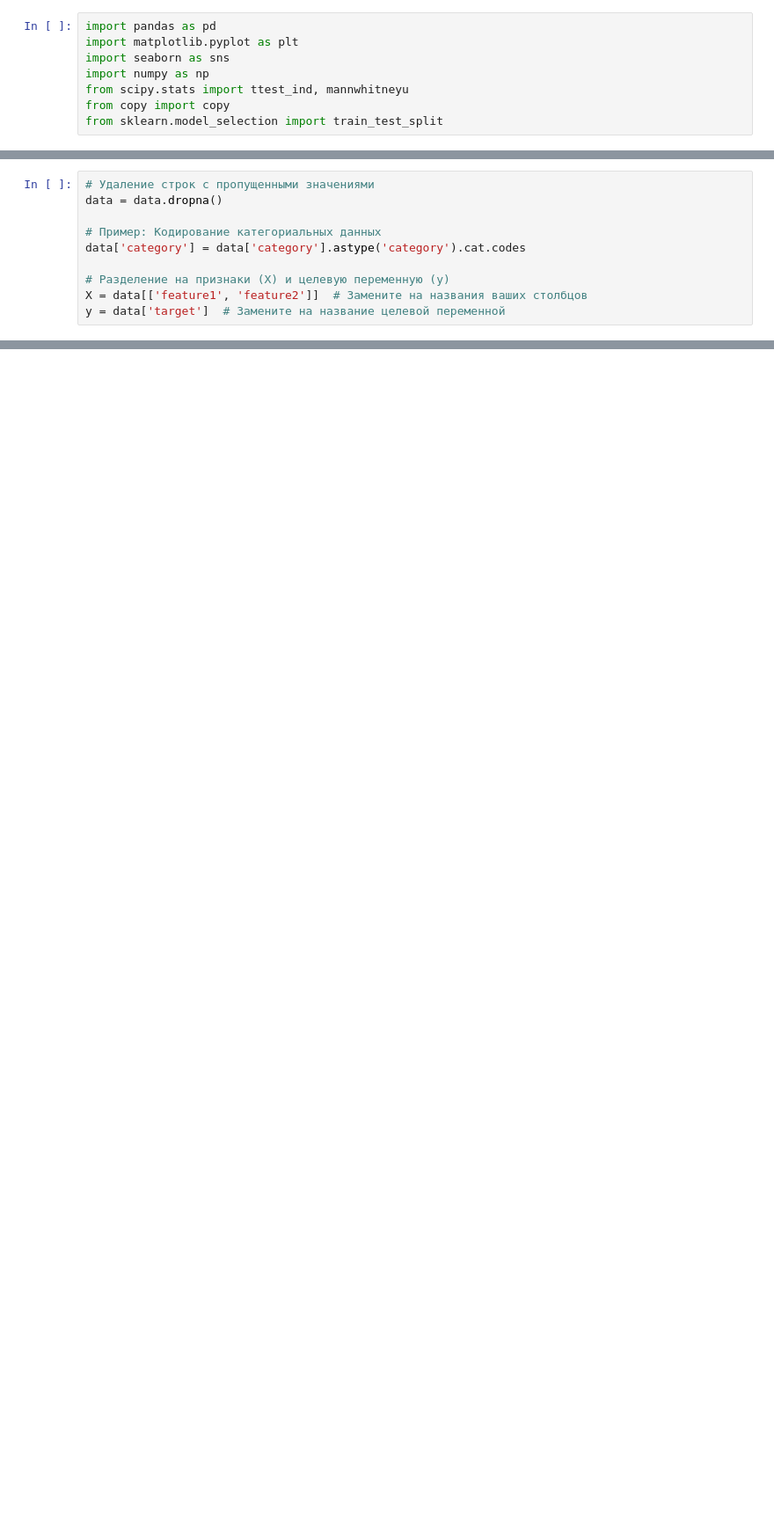
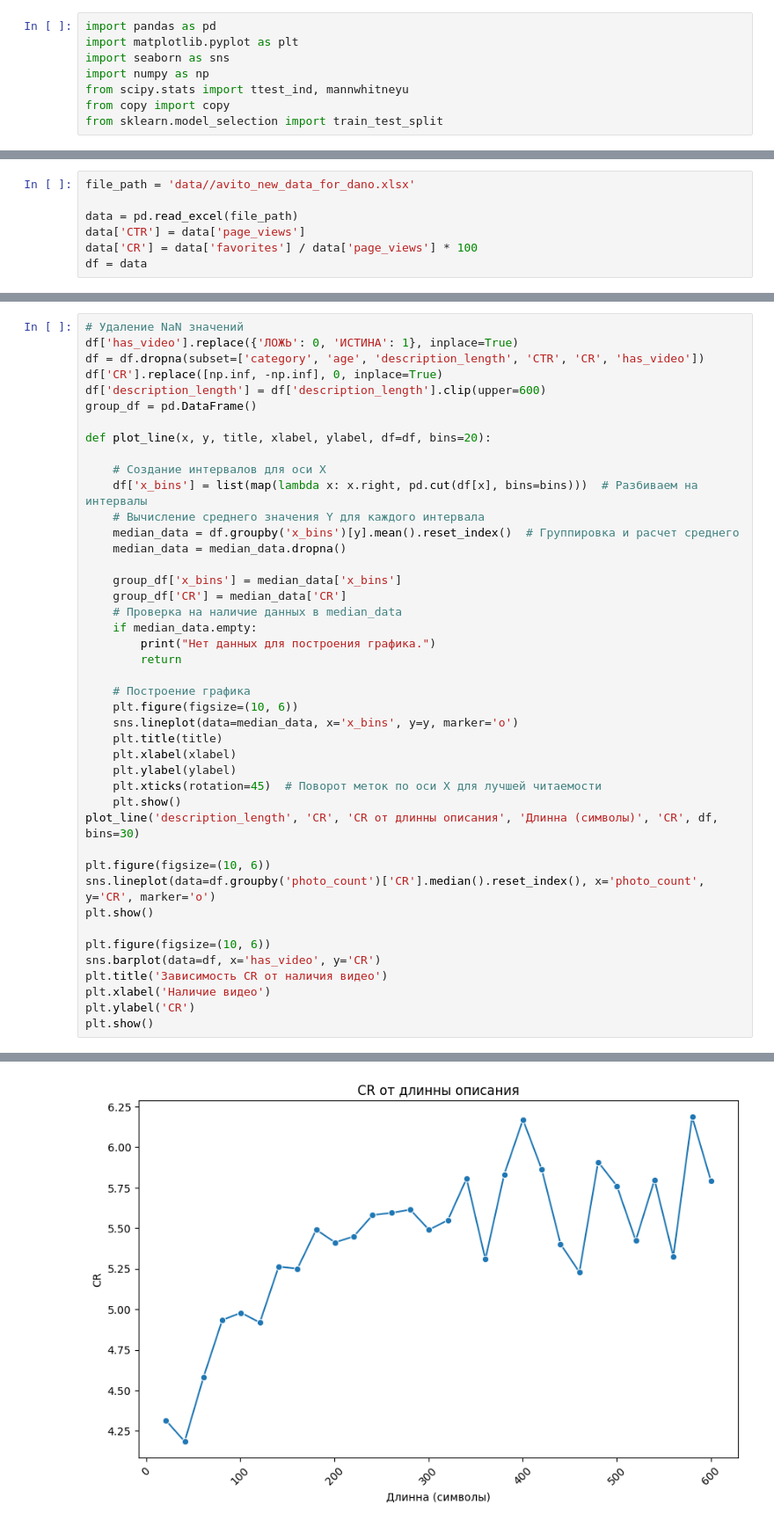
Before and after one commit to DukeTime/FinalDano2024, a Jupyter notebook: hipotesis1.ipynb, the cells around one changed output, grey strips where cells are left out. Shown at 88% size. Saved outputs shown, nothing was run; the diff lists cells and outputs as text; blank space fills up the shorter version.

```diff
--- a/hipotesis1.ipynb
+++ b/hipotesis1.ipynb
@@ -33,10 +8,0 @@ print(data.head())
-# %%
-# Удаление строк с пропущенными значениями
-data = data.dropna()
-
-# Пример: Кодирование категориальных данных
-data['category'] = data['category'].astype('category').cat.codes
-
-# Разделение на признаки (X) и целевую переменную (y)
-X = data[['feature1', 'feature2']]  # Замените на названия ваших столбцов
-y = data['target']  # Замените на название целевой переменной
@@ -98,0 +9,7 @@ plt.show()
+# %%
+file_path = 'data//avito_new_data_for_dano.xlsx'
+
+data = pd.read_excel(file_path)
+data['CTR'] = data['page_views']
+data['CR'] = data['favorites'] / data['page_views'] * 100
+df = data
@@ -98,0 +24,44 @@ plt.show()
+# %%
+# Удаление NaN значений
+df['has_video'].replace({'ЛОЖЬ': 0, 'ИСТИНА': 1}, inplace=True)
+df = df.dropna(subset=['category', 'age', 'description_length', 'CTR', 'CR', 'has_video'])
+df['CR'].replace([np.inf, -np.inf], 0, inplace=True)
+df['description_length'] = df['description_length'].clip(upper=600)
+group_df = pd.DataFrame()
+
+def plot_line(x, y, title, xlabel, ylabel, df=df, bins=20):
+
+    # Создание интервалов для оси X
+    df['x_bins'] = list(map(lambda x: x.right, pd.cut(df[x], bins=bins)))  # Разбиваем на интервалы
+    # Вычисление среднего значения Y для каждого интервала
+    median_data = df.groupby('x_bins')[y].mean().reset_index()  # Группировка и расчет среднего
+    median_data = median_data.dropna()
+
+    group_df['x_bins'] = median_data['x_bins']
+    group_df['CR'] = median_data['CR']
+    # Проверка на наличие данных в median_data
+    if median_data.empty:
+        print("Нет данных для построения графика.")
+        return
+
+    # Построение графика
+    plt.figure(figsize=(10, 6))
+    sns.lineplot(data=median_data, x='x_bins', y=y, marker='o')
+    plt.title(title)
+    plt.xlabel(xlabel)
+    plt.ylabel(ylabel)
+    plt.xticks(rotation=45)  # Поворот меток по оси X для лучшей читаемости
+    plt.show()
+plot_line('description_length', 'CR', 'CR от длинны описания', 'Длинна (символы)', 'CR', df, bins=30)
+
+plt.figure(figsize=(10, 6))
+sns.lineplot(data=df.groupby('photo_count')['CR'].median().reset_index(), x='photo_count', y='CR', marker='o')
+plt.show()
+
+plt.figure(figsize=(10, 6))
+sns.barplot(data=df, x='has_video', y='CR')
+plt.title('Зависимость CR от наличия видео')
+plt.xlabel('Наличие видео')
+plt.ylabel('CR')
+plt.show()
+# %% [output]
@@ -98,0 +80 @@ plt.show()
+[figure, added]
```
Also changed, not shown: parts of 9 cells of this notebook.
